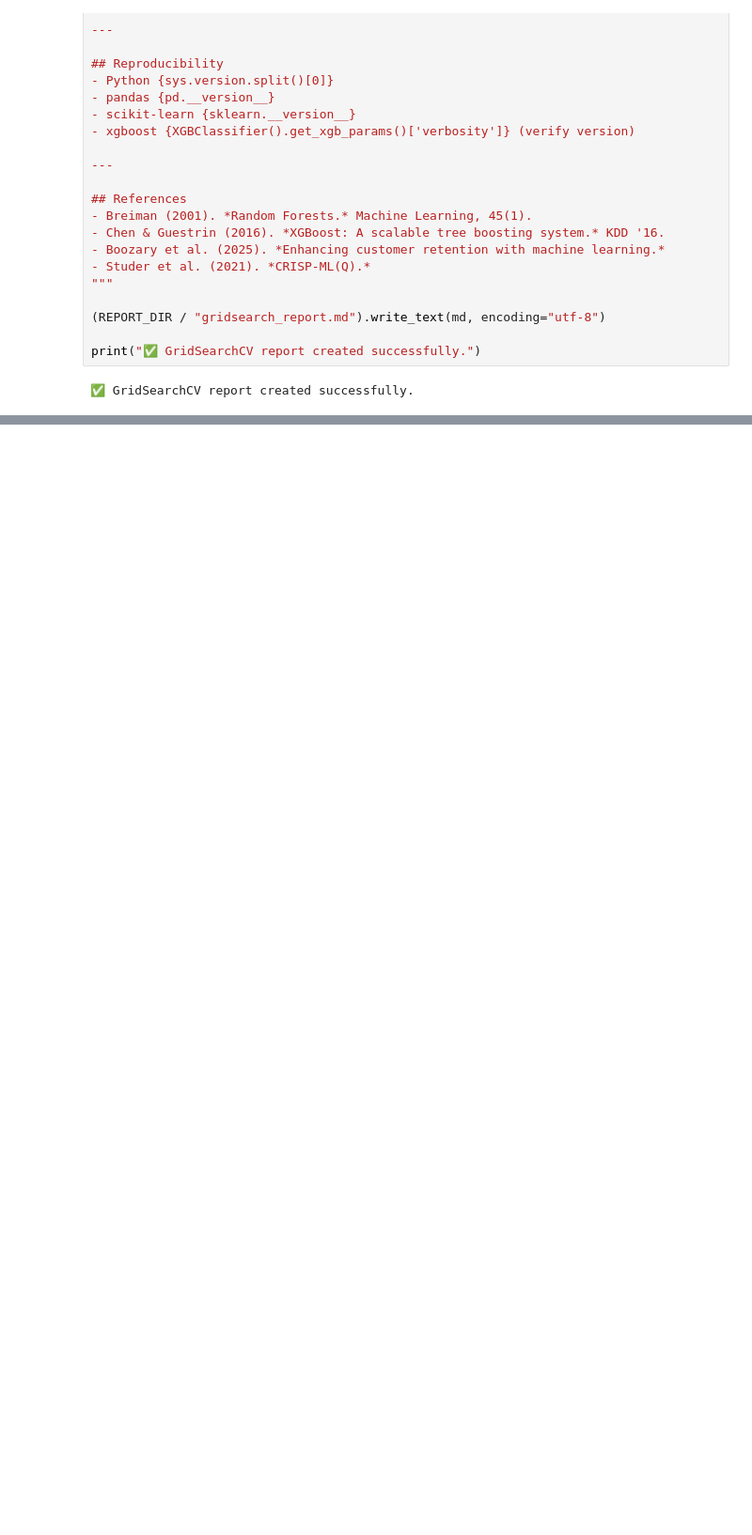
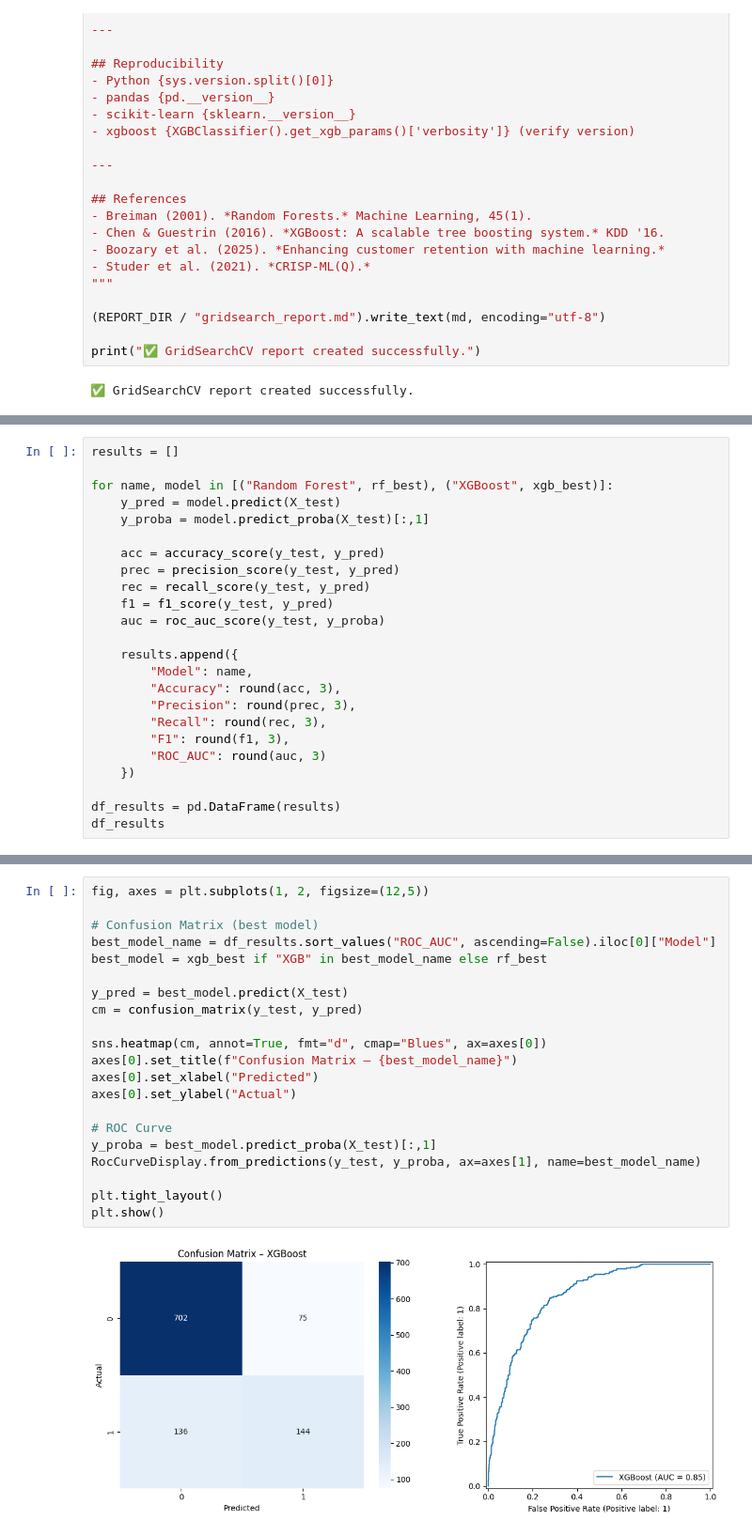
Before and after one commit to Michael-Cool/telco-churn-mlops, a Jupyter notebook: notebooks/model_training.ipynb, the cells around one changed output, grey strips where cells are left out. Shown at 94% size. Saved outputs shown, nothing was run; the diff lists cells and outputs as text; blank space fills up the shorter version.

```diff
--- a/notebooks/model_training.ipynb
+++ b/notebooks/model_training.ipynb
@@ -385,0 +439,24 @@ print("✅ GridSearchCV report created successfully.")
+# %%
+results = []
+
+for name, model in [("Random Forest", rf_best), ("XGBoost", xgb_best)]:
+    y_pred = model.predict(X_test)
+    y_proba = model.predict_proba(X_test)[:,1]
+
+    acc = accuracy_score(y_test, y_pred)
+    prec = precision_score(y_test, y_pred)
+    rec = recall_score(y_test, y_pred)
+    f1 = f1_score(y_test, y_pred)
+    auc = roc_auc_score(y_test, y_proba)
+
+    results.append({
+        "Model": name,
+        "Accuracy": round(acc, 3),
+        "Precision": round(prec, 3),
+        "Recall": round(rec, 3),
+        "F1": round(f1, 3),
+        "ROC_AUC": round(auc, 3)
+    })
+
+df_results = pd.DataFrame(results)
+df_results
@@ -385,0 +467,23 @@ print("✅ GridSearchCV report created successfully.")
+# %%
+fig, axes = plt.subplots(1, 2, figsize=(12,5))
+
+# Confusion Matrix (best model)
+best_model_name = df_results.sort_values("ROC_AUC", ascending=False).iloc[0]["Model"]
+best_model = xgb_best if "XGB" in best_model_name else rf_best
+
+y_pred = best_model.predict(X_test)
+cm = confusion_matrix(y_test, y_pred)
+
+sns.heatmap(cm, annot=True, fmt="d", cmap="Blues", ax=axes[0])
+axes[0].set_title(f"Confusion Matrix – {best_model_name}")
+axes[0].set_xlabel("Predicted")
+axes[0].set_ylabel("Actual")
+
+# ROC Curve
+y_proba = best_model.predict_proba(X_test)[:,1]
+RocCurveDisplay.from_predictions(y_test, y_proba, ax=axes[1], name=best_model_name)
+
+plt.tight_layout()
+plt.show()
+# %% [output]
+[figure, added]
```
Also changed, not shown: parts of 10 cells of this notebook, 6 other files.
